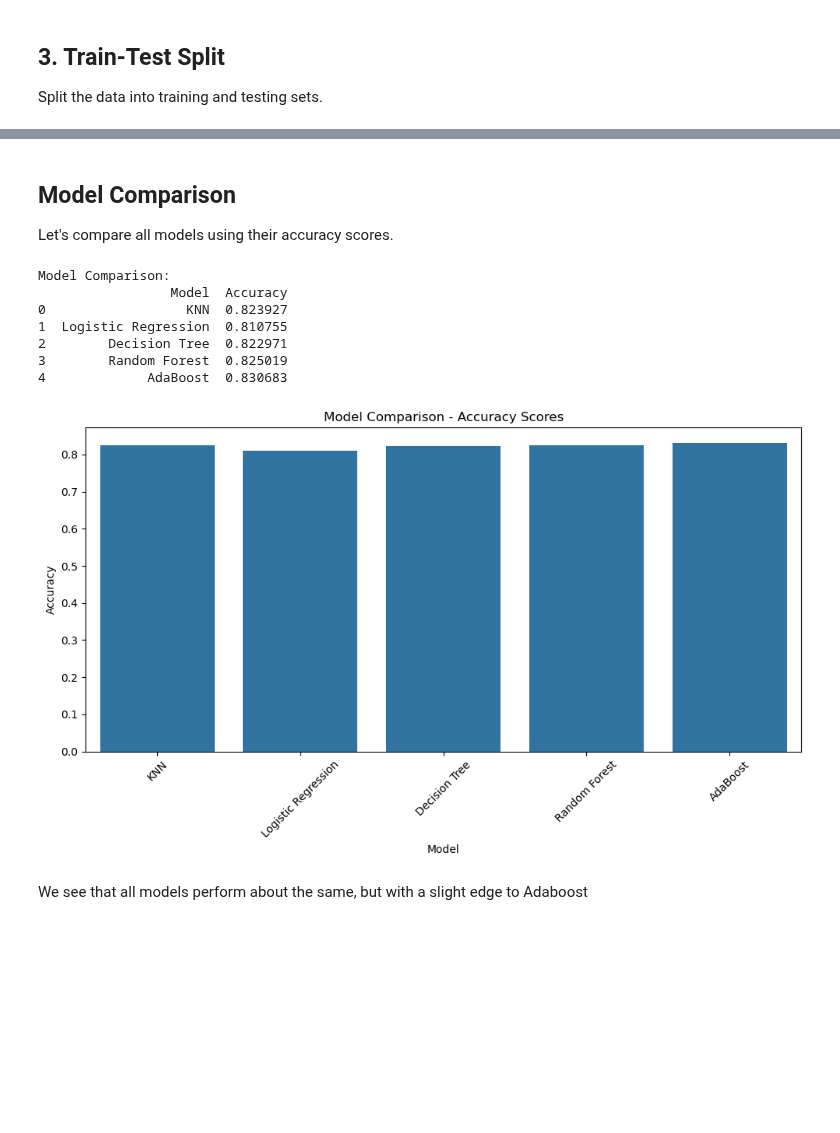
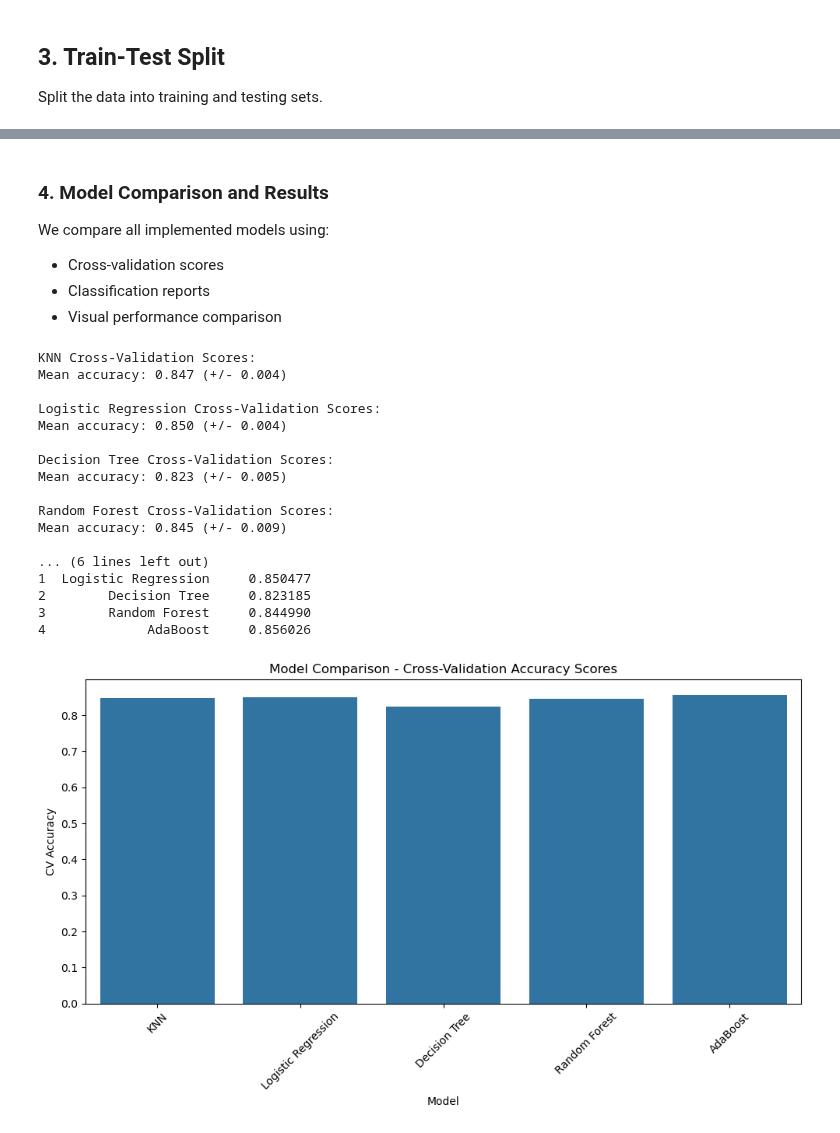
Before and after one commit to victorwp288/Data_-_things, a Jupyter notebook: 6.classification.ipynb, the cells around one changed output, grey strips where cells are left out. Cells and saved outputs as stored; diff of their text form; code cells hidden in the pictures; blank space fills up the shorter version.

```diff
--- a/6.classification.ipynb
+++ b/6.classification.ipynb
@@ -103,4 +110,4 @@ Missing values in target:
 Split the data into training and testing sets.
 # %%
 # Split the data
-X_train, X_test, y_train, y_test = train_test_split(X_scaled, y, test_size=0.3, random_state=42)
+X_train, X_test, y_train, y_test = train_test_split(X, y, test_size=0.3, random_state=42)
@@ -111,15 +127,17 @@ Let's try different values of K and find the optimal one.
 # Function to evaluate KNN for different K values
 def evaluate_knn(k_range):
     k_scores = []
-    for k in k_range:
+    for k in tqdm(k_range, desc="Evaluating KNN"):  # Add progress bar
         knn = KNeighborsClassifier(n_neighbors=k)
         scores = cross_val_score(knn, X_train, y_train, cv=5, scoring='accuracy')
         k_scores.append(scores.mean())
     return k_scores
 
+# 20 is best
 # Test different K values
-k_range = range(1, 31)
+k_range = range(2, 26)
 k_scores = evaluate_knn(k_range)
+
 
 # Plot the results
 plt.figure(figsize=(10, 6))
@@ -248,41 +292,60 @@ weighted avg       0.82      0.83      0.81     14653
 # %% [markdown]
-## Model Comparison
-Let's compare all models using their accuracy scores.
+### 4. Model Comparison and Results
+
+We compare all implemented models using:
+- Cross-validation scores
+- Classification reports
+- Visual performance comparison
 # %%
-# Compare all models
+# Function to evaluate models with cross-validation
+def evaluate_model(model, X, y, model_name):
+    cv_scores = cross_val_score(model, X, y, cv=5, scoring='accuracy')
+    print(f"\n{model_name} Cross-Validation Scores:")
+    print(f"Mean accuracy: {cv_scores.mean():.3f} (+/- {cv_scores.std() * 2:.3f})")
+    return cv_scores.mean()
+
+# Evaluate all models with cross-validation
 models = {
     'KNN': knn_best,
     'Logistic Regression': lr_model,
     'Decision Tree': dt_model,
     'Random Forest': rf_model,
     'AdaBoost': ada_model
 }
 
 # Calculate accuracy for each model
-results = []
+cv_results = []
 for name, model in models.items():
-    accuracy = accuracy_score(y_test, model.predict(X_test))
-    results.append({'Model': name, 'Accuracy': accuracy})
+    cv_mean = evaluate_model(model, X, y, name)
+    cv_results.append({'Model': name, 'CV Accuracy': cv_mean})
 
-results_df = pd.DataFrame(results)
+cv_results_df = pd.DataFrame(cv_results)
 print("\nModel Comparison:")
-print(results_df)
+print(cv_results_df)
 
 # Plot model comparison
 plt.figure(figsize=(10, 6))
-sns.barplot(x='Model', y='Accuracy', data=results_df)
+sns.barplot(x='Model', y='CV Accuracy', data=cv_results_df)
 plt.xticks(rotation=45)
-plt.title('Model Comparison - Accuracy Scores')
+plt.title('Model Comparison - Cross-Validation Accuracy Scores')
 plt.tight_layout()
 plt.show()
 # %% [output]
-Model Comparison:
-                 Model  Accuracy
-0                  KNN  0.823927
-1  Logistic Regression  0.810755
-2        Decision Tree  0.822971
-3        Random Forest  0.825019
-4             AdaBoost  0.830683
+KNN Cross-Validation Scores:
+Mean accuracy: 0.847 (+/- 0.004)
+
+Logistic Regression Cross-Validation Scores:
+Mean accuracy: 0.850 (+/- 0.004)
+
+Decision Tree Cross-Validation Scores:
+Mean accuracy: 0.823 (+/- 0.005)
+
+Random Forest Cross-Validation Scores:
+Mean accuracy: 0.845 (+/- 0.009)
+
+... (6 lines left out)
+1  Logistic Regression     0.850477
+2        Decision Tree     0.823185
+3        Random Forest     0.844990
+4             AdaBoost     0.856026
-[figure, old version]
+[figure, new version]
-# %% [markdown]
-We see that all models perform about the same, but with a slight edge to Adaboost
```
Also changed, not shown: parts of 23 cells of this notebook, 3 other files.
